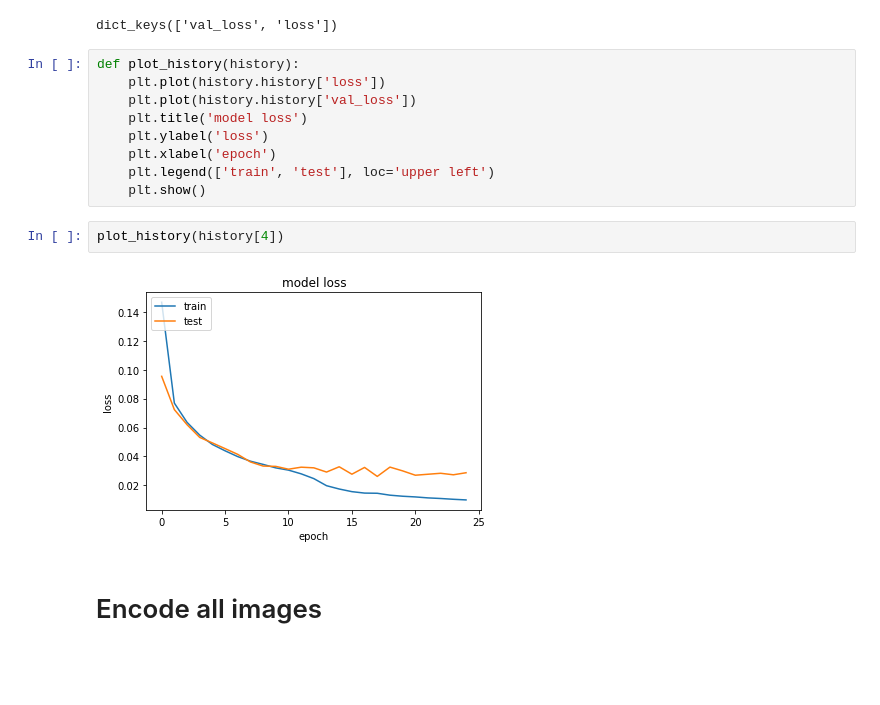
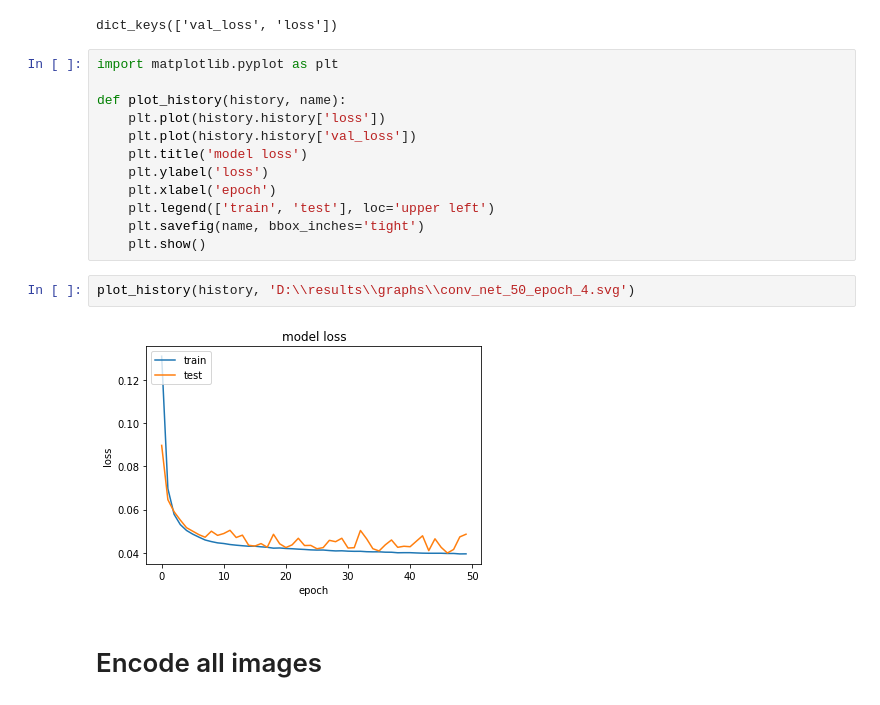
Before and after one commit to andresme/thesis_project, a Jupyter notebook: notebooks/Autoencoder keras.ipynb, the cells around one changed output. Cells and saved outputs as stored; diff of their text form; blank space fills up the shorter version.

```diff
--- a/notebooks/Autoencoder keras.ipynb
+++ b/notebooks/Autoencoder keras.ipynb
@@ -262,18 +357,21 @@ print(history.history.keys())
 # %% [output]
 dict_keys(['val_loss', 'loss'])
 # %%
-def plot_history(history):
+import matplotlib.pyplot as plt
+
+def plot_history(history, name):
     plt.plot(history.history['loss'])
     plt.plot(history.history['val_loss'])
     plt.title('model loss')
     plt.ylabel('loss')
     plt.xlabel('epoch')
     plt.legend(['train', 'test'], loc='upper left')
+    plt.savefig(name, bbox_inches='tight')
     plt.show()
-# %%
-plot_history(history[4])
-# %% [output]
-[figure, removed]
+# %%
+plot_history(history, 'D:\\results\\graphs\\conv_net_50_epoch_4.svg')
+# %% [output]
+[figure, added]
 # %% [markdown]
 # Encode all images
 # %%
```
Also changed, not shown: parts of 22 cells of this notebook.
